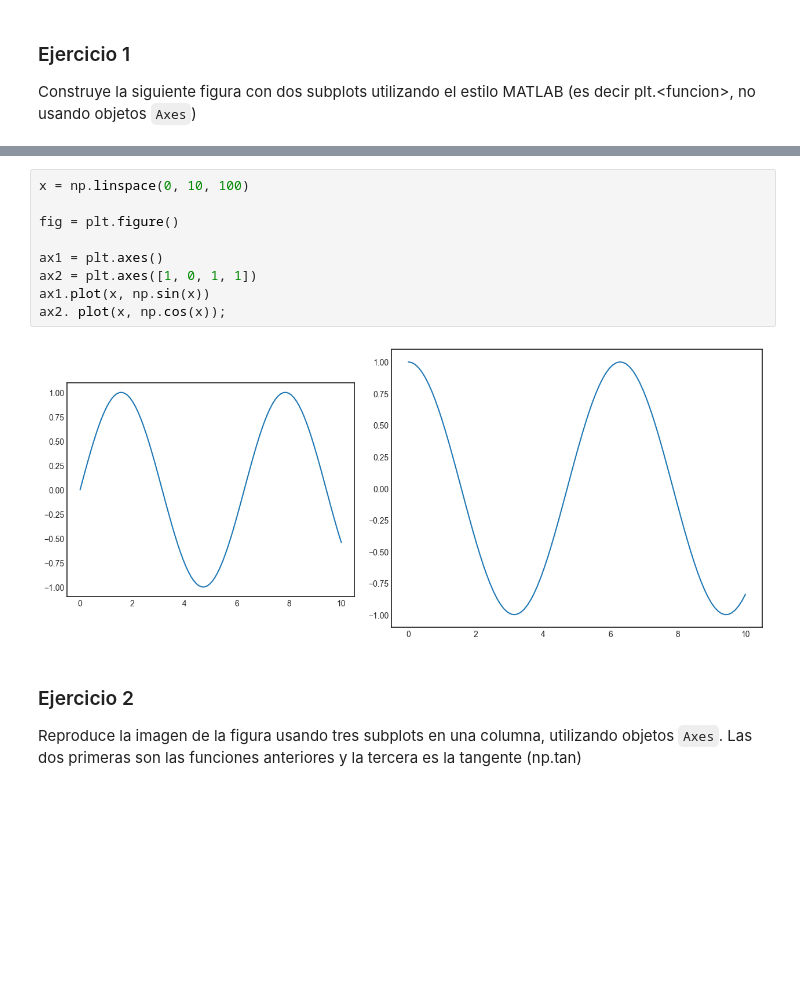
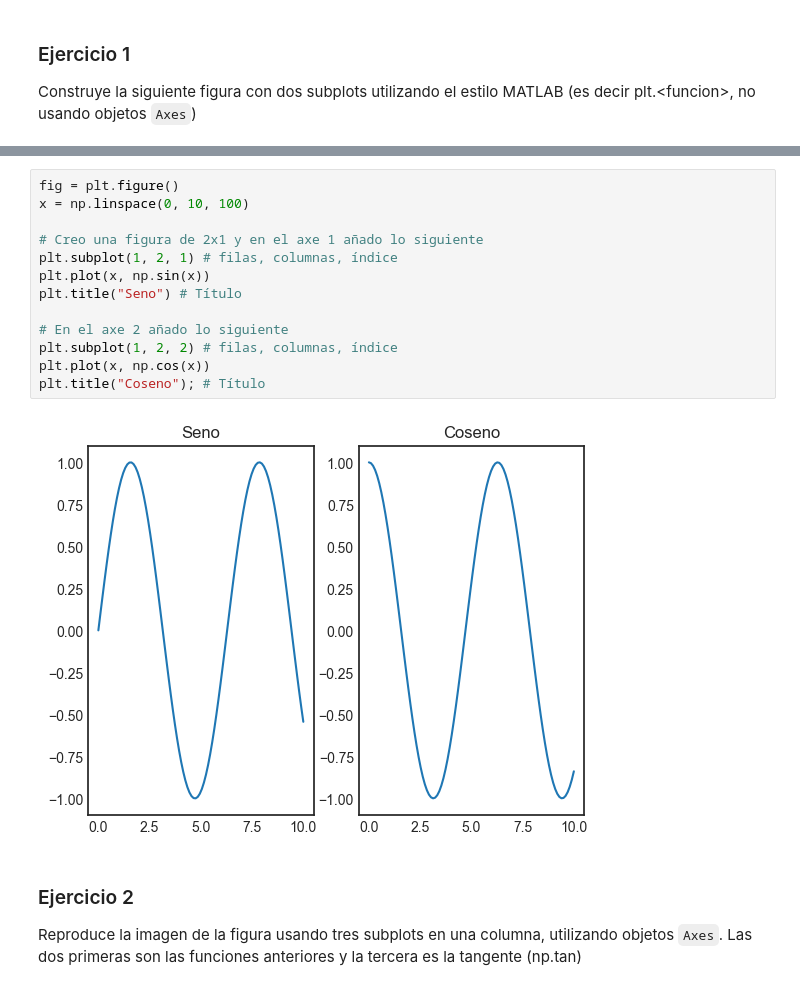
Before and after one commit to noemontiels/ONLINE_DS_THEBRIDGE_NOELIAMONTIEL, a Jupyter notebook: 03_Analisis_de_Datos/Sprint_08/Unidad_01/Ejercicios_Workout/10_Ejercicios_Basicos.ipynb, the cells around one changed output, grey strips where cells are left out. Drawn from its saved outputs; the diff is of its cells as text; blank space fills up the shorter version.

```diff
--- a/03_Analisis_de_Datos/Sprint_08/Unidad_01/Ejercicios_Workout/10_Ejercicios_Basicos.ipynb
+++ b/03_Analisis_de_Datos/Sprint_08/Unidad_01/Ejercicios_Workout/10_Ejercicios_Basicos.ipynb
@@ -20,17 +20,21 @@ import numpy as np
 Construye la siguiente figura con dos subplots utilizando el estilo MATLAB (es decir plt.\<funcion\>, no usando objetos `Axes`)
 # %% [markdown]
 ![image.png](attachment:image.png)
-# %%
-x = np.linspace(0, 10, 100)
-
-fig = plt.figure()
-
-ax1 = plt.axes()
-ax2 = plt.axes([1, 0, 1, 1])
-ax1.plot(x, np.sin(x))
-ax2. plot(x, np.cos(x));
-# %% [output]
-[figure, removed]
+# %%
+fig = plt.figure()
+x = np.linspace(0, 10, 100)
+
+# Creo una figura de 2x1 y en el axe 1 añado lo siguiente
+plt.subplot(1, 2, 1) # filas, columnas, índice
+plt.plot(x, np.sin(x))
+plt.title("Seno") # Título
+
+# En el axe 2 añado lo siguiente
+plt.subplot(1, 2, 2) # filas, columnas, índice
+plt.plot(x, np.cos(x))
+plt.title("Coseno"); # Título
+# %% [output]
+[figure, added]
 # %% [markdown]
 ### Ejercicio 2
 
```
Also changed, not shown: parts of 5 cells of this notebook, 1 other file.
